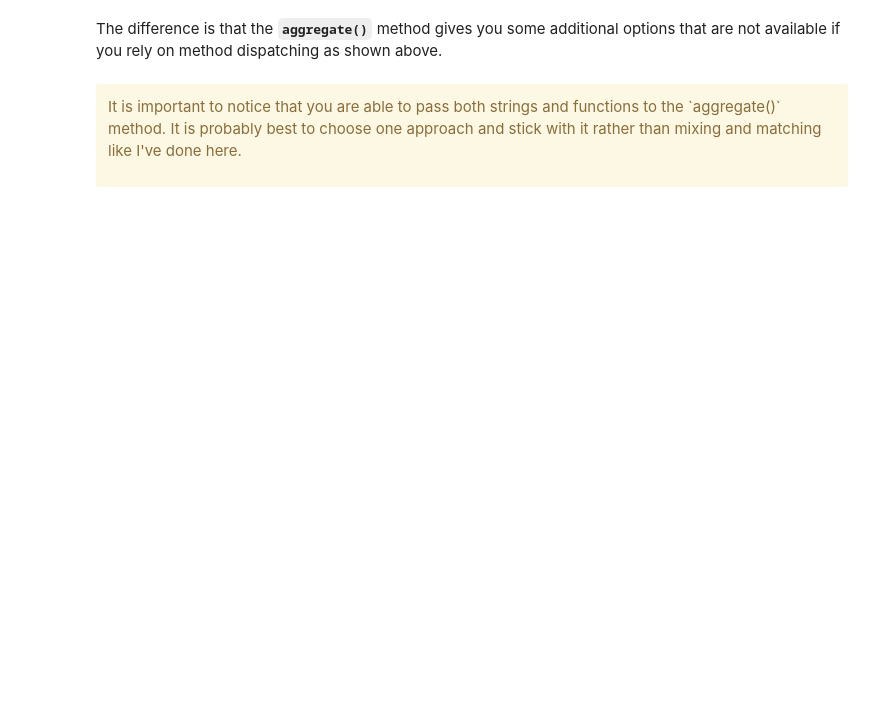
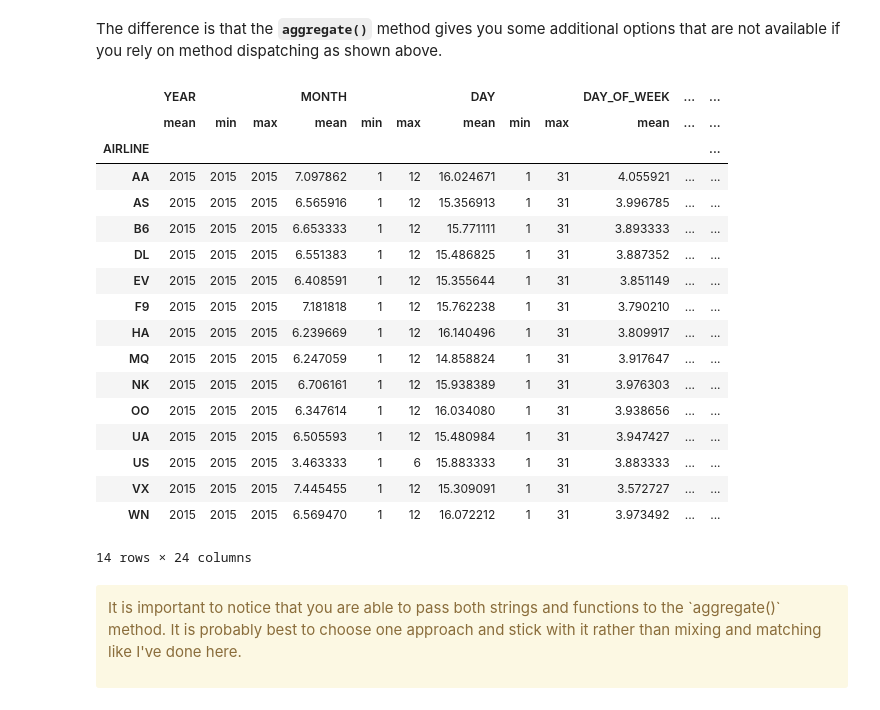
Before and after one commit to ssomanch/ITAO30210_Fall_2021, a Jupyter notebook: Lecture_17_Pandas_GroupBy_Oct_26.ipynb, the cells around one changed output. Drawn from its saved outputs; the diff is of its cells as text; code cells hidden in the pictures; blank space fills up the shorter version.

```diff
--- a/Lecture_17_Pandas_GroupBy_Oct_26.ipynb
+++ b/Lecture_17_Pandas_GroupBy_Oct_26.ipynb
@@ -245,8 +547,29 @@ The difference is that the **`aggregate()`** method gives you some additional op
 # %%
 # You can pass multiple aggregates as a list.
 # Here will we get various aggregates for each
 # column of our flights_by_airline object.
-flights_by_airline.aggregate([np.mean, 'min', 'max'])
+#flights_by_airline.aggregate([np.mean, 'min', 'max'])
+
+flights_by_airline.aggregate(['mean', 'min', 'max'])
+# %% [output]
+|  | YEAR |  |  | MONTH |  |  | DAY |  |  | DAY_OF_WEEK | ... | ... |
+|  | mean | min | max | mean | min | max | mean | min | max | mean | ... | ... |
+| AIRLINE |  |  |  |  |  |  |  |  |  |  |  | ... |
+| AA | 2015 | 2015 | 2015 | 7.097862 | 1 | 12 | 16.024671 | 1 | 31 | 4.055921 | ... | ... |
+| AS | 2015 | 2015 | 2015 | 6.565916 | 1 | 12 | 15.356913 | 1 | 31 | 3.996785 | ... | ... |
+| B6 | 2015 | 2015 | 2015 | 6.653333 | 1 | 12 | 15.771111 | 1 | 31 | 3.893333 | ... | ... |
+| DL | 2015 | 2015 | 2015 | 6.551383 | 1 | 12 | 15.486825 | 1 | 31 | 3.887352 | ... | ... |
+| EV | 2015 | 2015 | 2015 | 6.408591 | 1 | 12 | 15.355644 | 1 | 31 | 3.851149 | ... | ... |
+| F9 | 2015 | 2015 | 2015 | 7.181818 | 1 | 12 | 15.762238 | 1 | 31 | 3.790210 | ... | ... |
+| HA | 2015 | 2015 | 2015 | 6.239669 | 1 | 12 | 16.140496 | 1 | 31 | 3.809917 | ... | ... |
+| MQ | 2015 | 2015 | 2015 | 6.247059 | 1 | 12 | 14.858824 | 1 | 31 | 3.917647 | ... | ... |
+| NK | 2015 | 2015 | 2015 | 6.706161 | 1 | 12 | 15.938389 | 1 | 31 | 3.976303 | ... | ... |
+| OO | 2015 | 2015 | 2015 | 6.347614 | 1 | 12 | 16.034080 | 1 | 31 | 3.938656 | ... | ... |
+| UA | 2015 | 2015 | 2015 | 6.505593 | 1 | 12 | 15.480984 | 1 | 31 | 3.947427 | ... | ... |
+| US | 2015 | 2015 | 2015 | 3.463333 | 1 | 6 | 15.883333 | 1 | 31 | 3.883333 | ... | ... |
+| VX | 2015 | 2015 | 2015 | 7.445455 | 1 | 12 | 15.309091 | 1 | 31 | 3.572727 | ... | ... |
+| WN | 2015 | 2015 | 2015 | 6.569470 | 1 | 12 | 16.072212 | 1 | 31 | 3.973492 | ... | ... |
+14 rows × 24 columns
 # %% [markdown]
 <div class="alert alert-block alert-warning">
 <p>
```
Also changed, not shown: parts of 46 cells of this notebook.
